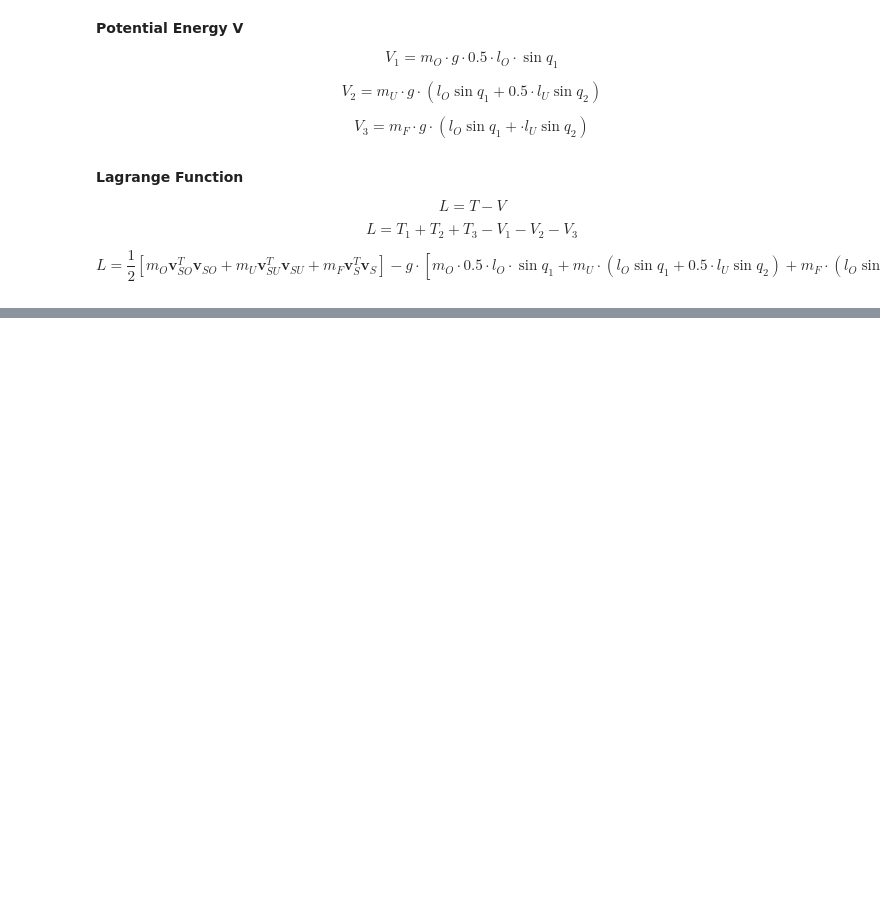
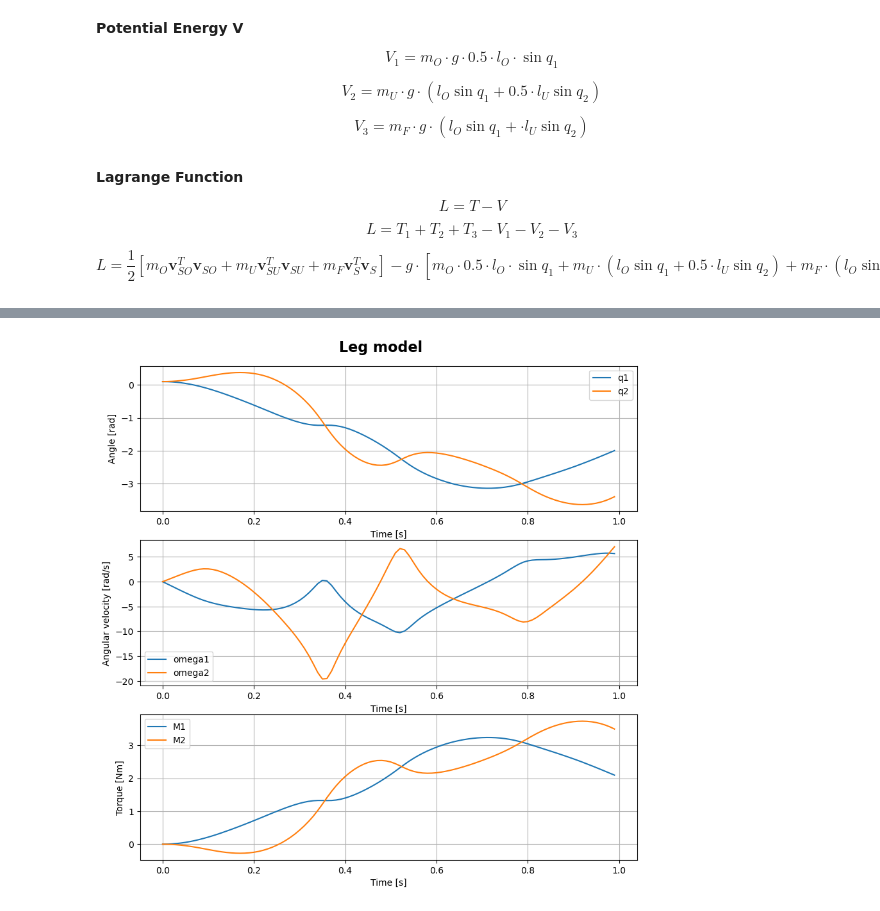
Before and after one commit to whichspaceiam/Computational_Bionics, a Jupyter notebook: Exercise_1/Task-1/Task1.ipynb, the cells around one changed output, grey strips where cells are left out. Cells and saved outputs as stored; diff of their text form; code cells hidden in the pictures; blank space fills up the shorter version.

```diff
--- a/Exercise_1/Task-1/Task1.ipynb
+++ b/Exercise_1/Task-1/Task1.ipynb
@@ -428,0 +277,4 @@ NotImplementedError: unhandled type: <class 'numpy.ndarray'>, [ 2.10394955e-01
+# %%
+# Convert the equations to functions
+dot_omega1 = dot_omega1.subs({mO: mO_val, mU: mU_val, mF: mF_val, l_O: l_O_val, l_U: l_U_val, g: g_val})
+dot_omega2 = dot_omega2.subs({mO: mO_val, mU: mU_val, mF: mF_val, l_O: l_O_val, l_U: l_U_val, g: g_val})
@@ -428,0 +285,3 @@ NotImplementedError: unhandled type: <class 'numpy.ndarray'>, [ 2.10394955e-01
+# %%
+func1 = sp.lambdify((q1, q2, omega1, omega2, M1, M2), dot_omega1, 'numpy')
+func2 = sp.lambdify((q1, q2, omega1, omega2, M1, M2), dot_omega2, 'numpy')
@@ -428,0 +319,42 @@ NotImplementedError: unhandled type: <class 'numpy.ndarray'>, [ 2.10394955e-01
+# %%
+solution = solve_ivp(leg_model, (t_start, t_end), y0, t_eval=t_eval, method='RK45')
+# %%
+t = solution.t
+omega1 = solution.y[0]
+omega2 = solution.y[1]
+q1 = solution.y[2]
+q2 = solution.y[3]
+M1 = solution.y[4]
+M2 = solution.y[5]
+# %%
+# use subplots to plot the results for q, omega, and M
+fig, axs = plt.subplots(3, 1, figsize=(10, 10))
+
+# add title
+fig.suptitle('Leg model', fontsize=16, fontweight='bold', y=0.92)
+
+axs[0].plot(t, q1, label='q1')
+axs[0].plot(t, q2, label='q2')
+axs[0].set_xlabel('Time [s]')
+axs[0].set_ylabel('Angle [rad]')
+axs[0].grid()
+axs[0].legend()
+
+axs[1].plot(t, omega1, label='omega1')
+axs[1].plot(t, omega2, label='omega2')
+axs[1].set_xlabel('Time [s]')
+axs[1].set_ylabel('Angular velocity [rad/s]')
+axs[1].grid()
+axs[1].legend()
+
+axs[2].plot(t, M1, label='M1')
+axs[2].plot(t, M2, label='M2')
+axs[2].set_xlabel('Time [s]')
+axs[2].set_ylabel('Torque [Nm]')
+axs[2].grid()
+axs[2].legend()
+
+fig.get_tight_layout()
+plt.show()
+# %% [output]
+[figure, added]
```
Also changed, not shown: parts of 35 cells of this notebook.
